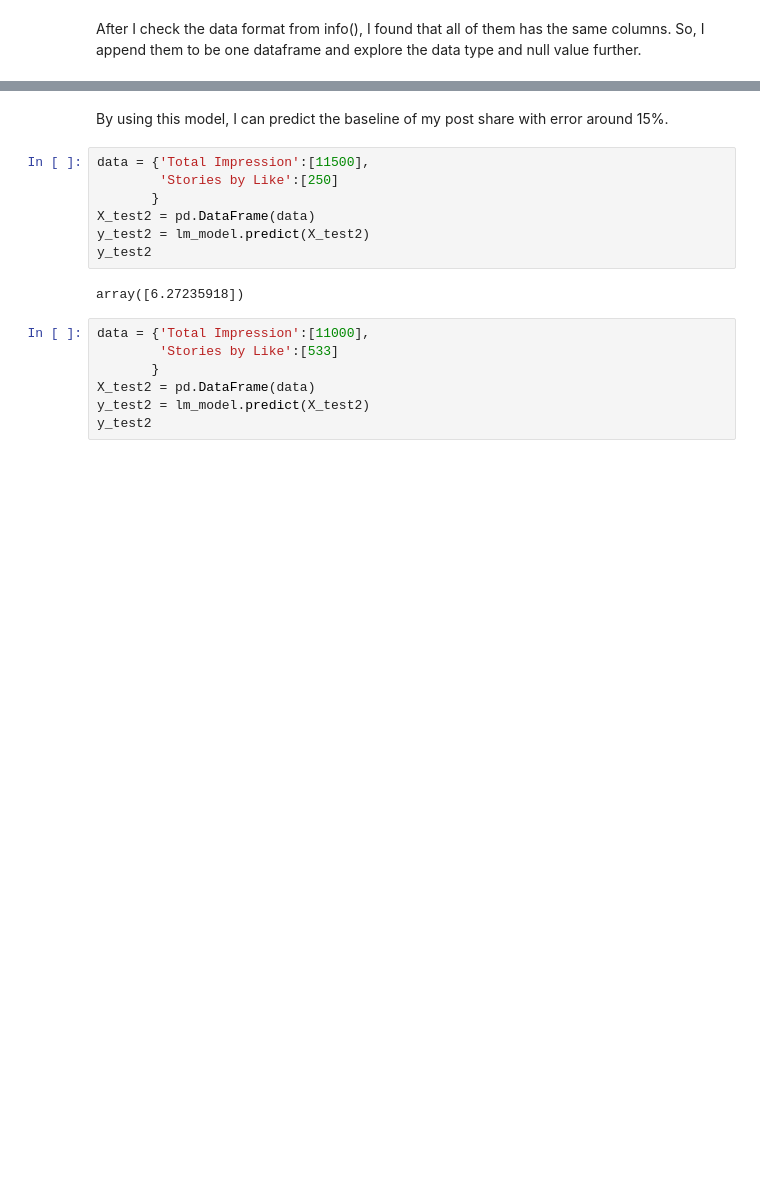
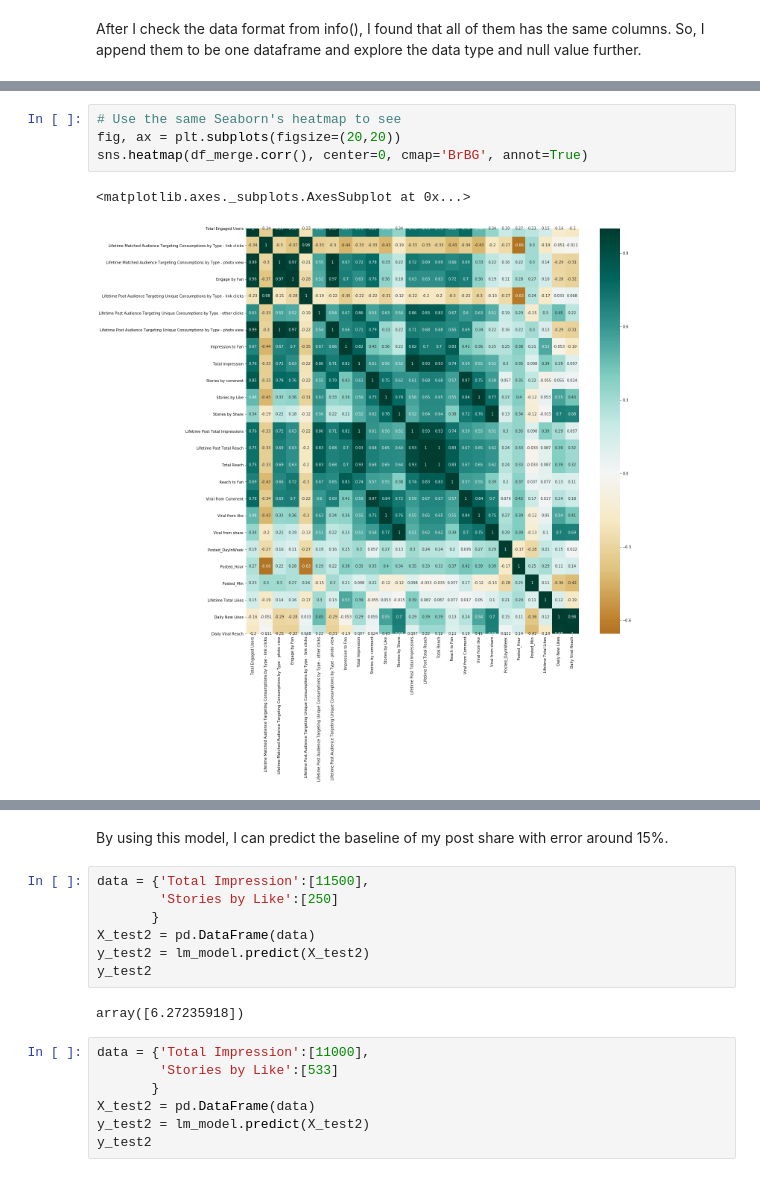
Before and after one commit to pathompong-y/facebookinsightanalytics, a Jupyter notebook: FB.ipynb, the cells around one changed output, grey strips where cells are left out. Drawn from its saved outputs; the diff is of its cells as text; blank space fills up the shorter version.

```diff
--- a/FB.ipynb
+++ b/FB.ipynb
@@ -382,0 +368,7 @@ y_test_preds = lm_model.predict(X_test)
+# %%
+# Use the same Seaborn's heatmap to see
+fig, ax = plt.subplots(figsize=(20,20))
+sns.heatmap(df_merge.corr(), center=0, cmap='BrBG', annot=True)
+# %% [output]
+<matplotlib.axes._subplots.AxesSubplot at 0x...>
+[figure, added]
```
Also changed, not shown: parts of 52 cells of this notebook.
